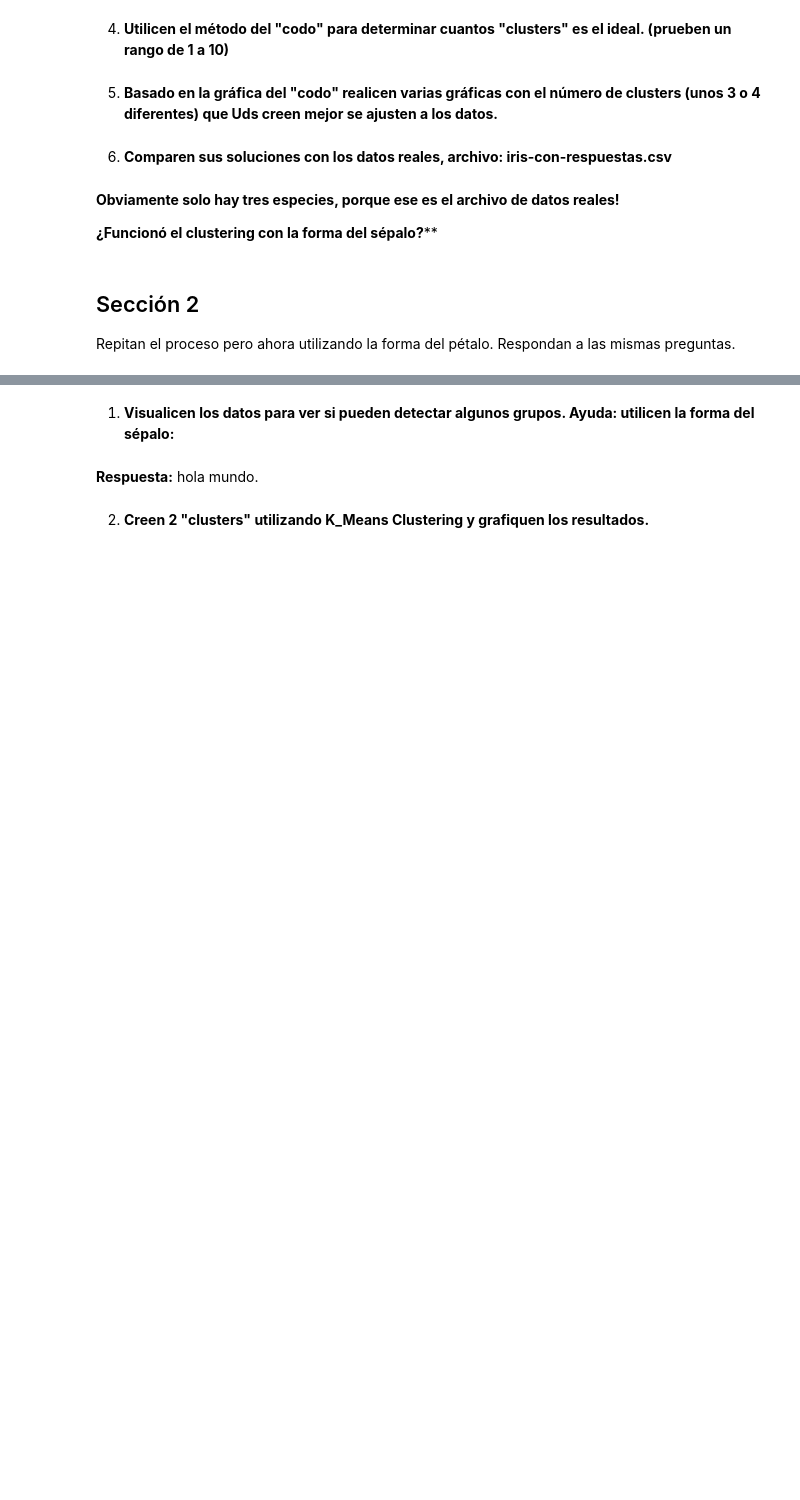
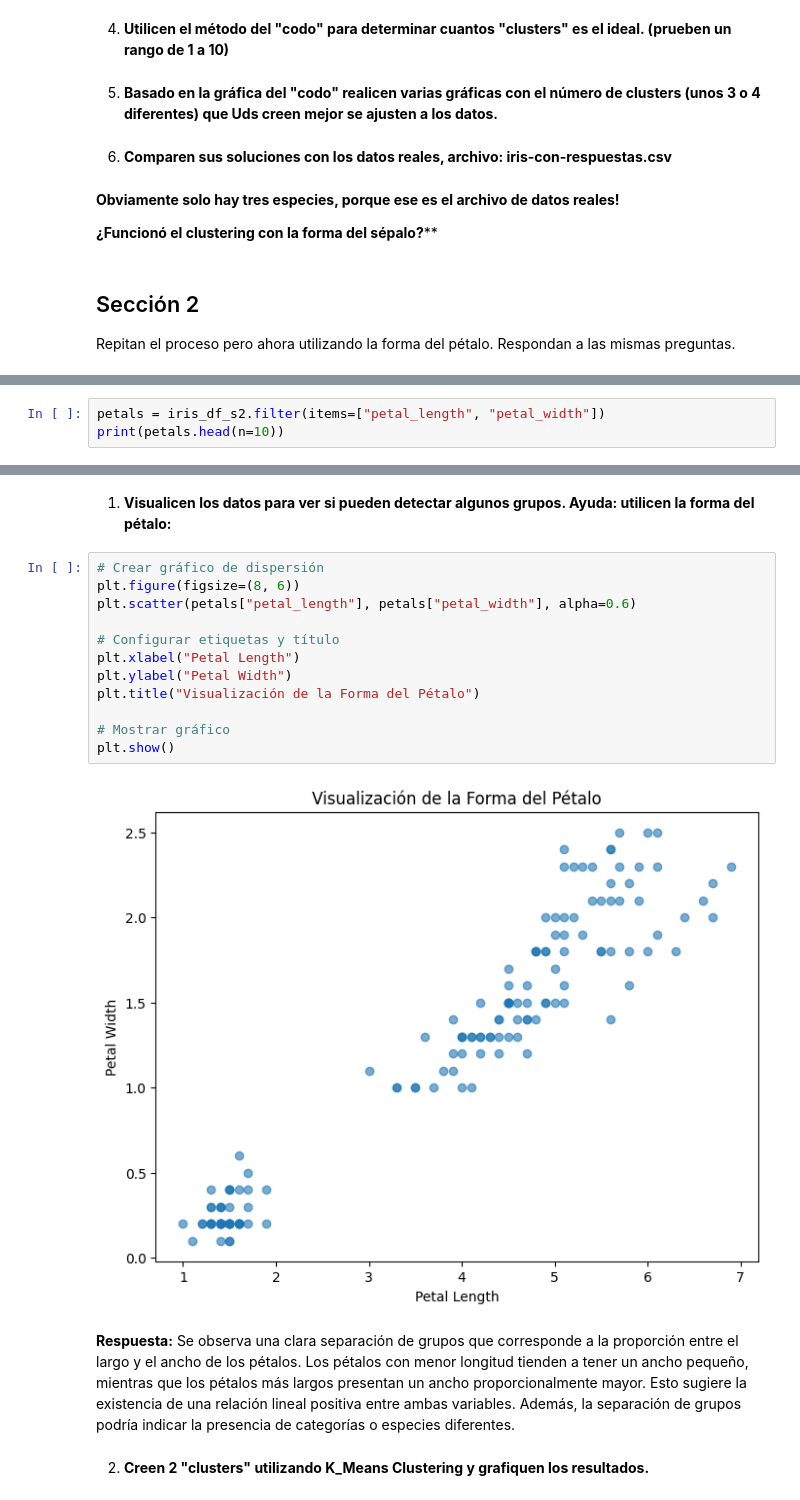
Before and after one commit to JosueSay/DataMining, a Jupyter notebook: ht/h2/lab02.ipynb, the cells around one changed output, grey strips where cells are left out. Cells and saved outputs as stored; diff of their text form; blank space fills up the shorter version.

```diff
--- a/ht/h2/lab02.ipynb
+++ b/ht/h2/lab02.ipynb
@@ -153,0 +144,3 @@ iris_df_s2.head(n=10)
+# %%
+petals = iris_df_s2.filter(items=["petal_length", "petal_width"])
+print(petals.head(n=10))
@@ -154,6 +159,20 @@ iris_df_s2.head(n=10)
 # %% [markdown]
-1. **Visualicen los datos para ver si pueden detectar algunos grupos. Ayuda: utilicen la forma del sépalo:**
+1. **Visualicen los datos para ver si pueden detectar algunos grupos. Ayuda: utilicen la forma del pétalo:**
-# %% [markdown]
-**Respuesta:** hola mundo.
+# %%
+# Crear gráfico de dispersión
+plt.figure(figsize=(8, 6))
+plt.scatter(petals["petal_length"], petals["petal_width"], alpha=0.6)
+
+# Configurar etiquetas y título
+plt.xlabel("Petal Length")
+plt.ylabel("Petal Width")
+plt.title("Visualización de la Forma del Pétalo")
+
+# Mostrar gráfico
+plt.show()
+# %% [output]
+[figure, added]
+# %% [markdown]
+**Respuesta:** Se observa una clara separación de grupos que corresponde a la proporción entre el largo y el ancho de los pétalos. Los pétalos con menor longitud tienden a tener un ancho pequeño, mientras que los pétalos más largos presentan un ancho proporcionalmente mayor. Esto sugiere la existencia de una relación lineal positiva entre ambas variables. Además, la separación de grupos podría indicar la presencia de categorías o especies diferentes.
 # %% [markdown]
 2. **Creen 2 "clusters" utilizando K_Means Clustering y grafiquen los resultados.**
```
Also changed, not shown: parts of 27 cells of this notebook, 2 other files.
